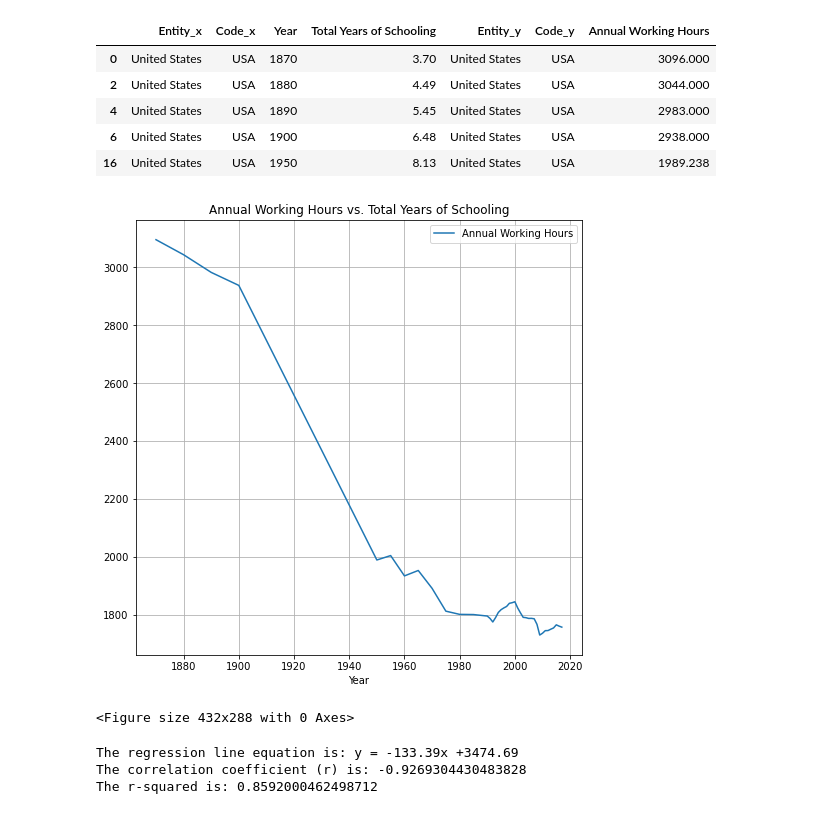
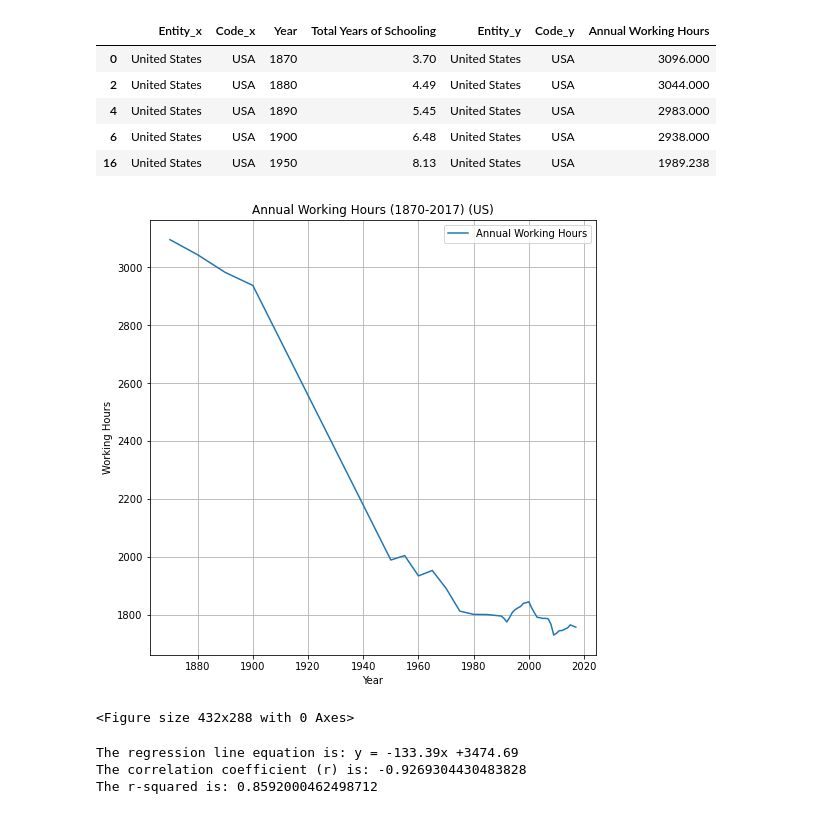
Before and after one commit to kkirstan/Quality-of-Life-vs.-Working-Hours-in-the-U.S., a Jupyter notebook: Edu_Analysis/Education.ipynb, the cells around one changed output. Cells and saved outputs as stored; diff of their text form; code cells hidden in the pictures.

Commit message:
edited charts and completed chi square

```diff
--- a/Edu_Analysis/Education.ipynb
+++ b/Edu_Analysis/Education.ipynb
@@ -29,16 +31,14 @@ all_data_new.head()
 | 6 | United States | USA | 1900 | 6.48 | United States | USA | 2938.000 |
 | 16 | United States | USA | 1950 | 8.13 | United States | USA | 1989.238 |
 # %%
-wh_time_plot = all_data_new.plot(kind="line", x="Year", xlabel="Year", y="Annual Working Hours", grid=True, figsize=(8,8),
-               title="Annual Working Hours vs. Total Years of Schooling")
-edu_wh_plot.set_xlabel('Total Years of Schooling')
-edu_wh_plot.set_ylabel('Annual Working Hours')
+wh_time_plot = all_data_new.plot(kind="line", x="Year", xlabel="Year", y="Annual Working Hours", ylabel="Working Hours", grid=True, figsize=(8,8),
+               title="Annual Working Hours (1870-2017) (US)")
 edu_wh_plot.xaxis.get_label().set_visible(True)
 edu_wh_plot.yaxis.get_label().set_visible(True)
 plt.show()
 plt.savefig('wh_time_plot.png')
 # %% [output]
-[figure, old version]
+[figure, new version]
 <Figure size 432x288 with 0 Axes>
 # %%
 x=all_data_new["Total Years of Schooling"]
```
Also changed, not shown: parts of 11 cells of this notebook, 2 other files.
